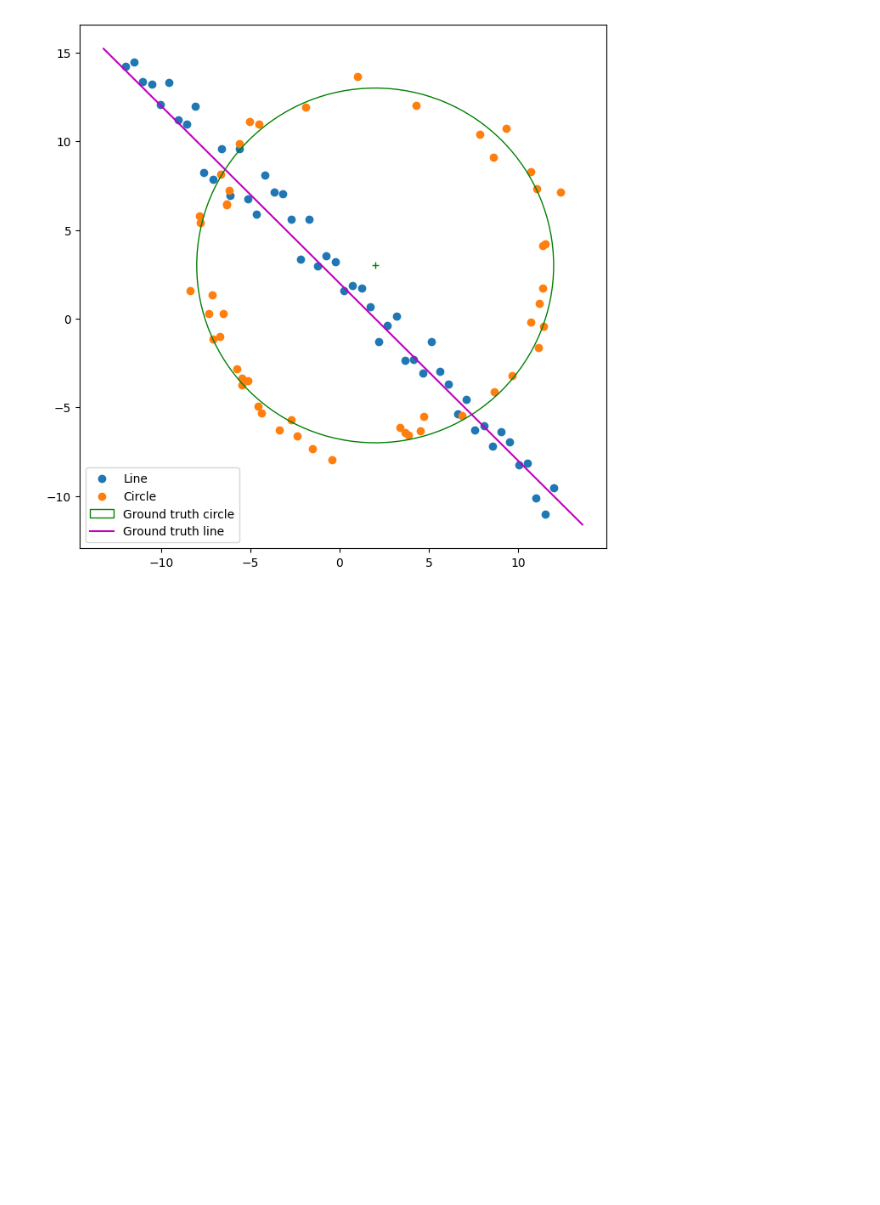
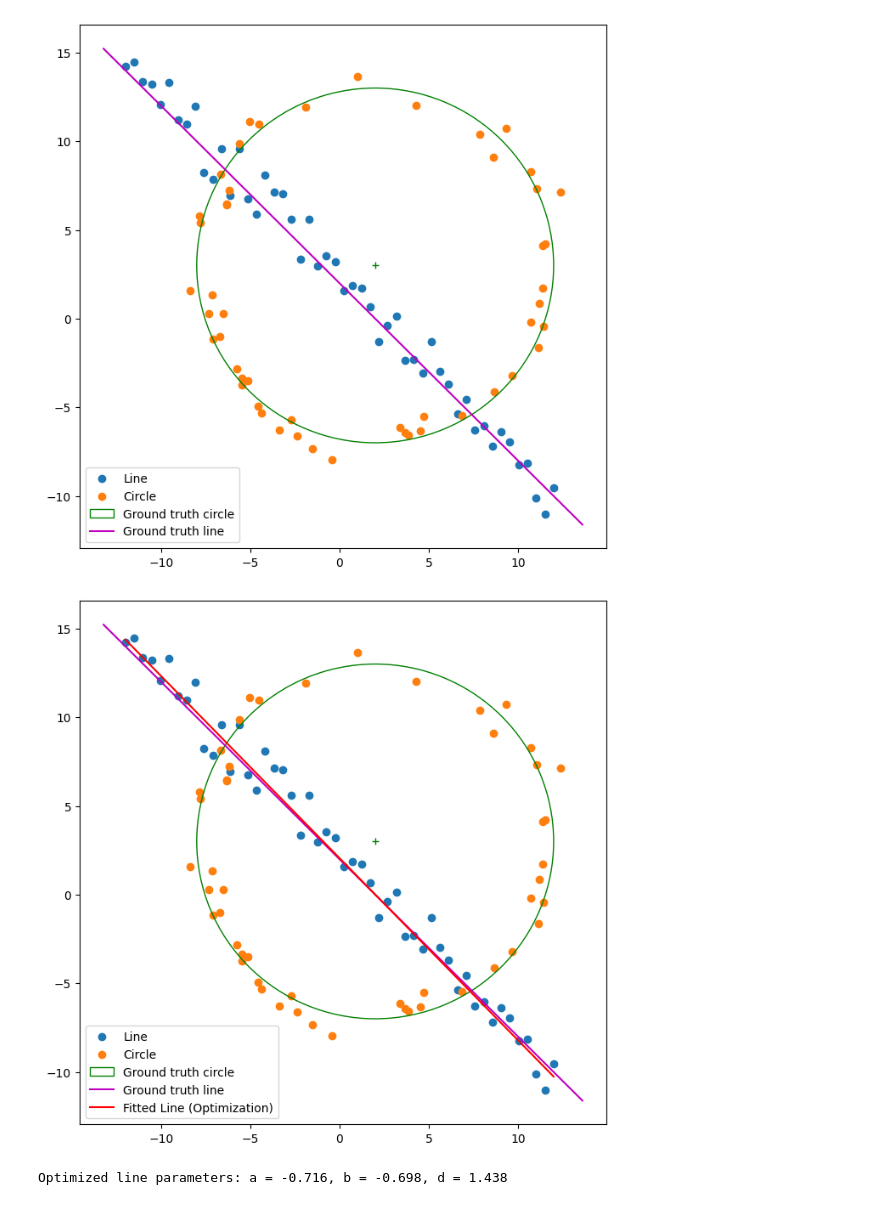
Before and after one commit to RPX2001/Assignement2_EN3160, a Jupyter notebook: 210451U_Assignment2.ipynb, the cells around one changed output. Drawn from its saved outputs; the diff is of its cells as text; code cells hidden in the pictures; blank space fills up the shorter version.

Commit message:
fit the line

```diff
--- a/210451U_Assignment2.ipynb
+++ b/210451U_Assignment2.ipynb
@@ -153,3 +153,45 @@ plot_all()
 # %% [output]
 <Axes: >
 [figure]
+# %%
+from scipy.optimize import minimize
+
+# Cost function for line fitting: sum of distances from points to the line
+def line_cost(params, X):
+    a, b, d = params  # Line parameters
+    distances = np.abs(a * X[:, 0] + b * X[:, 1] + d)
+    return np.sum(distances)
+
+# Constraint: a^2 + b^2 = 1 (unit normal vector)
+def unit_normal_constraint(params):
+    a, b, d = params
+    return a**2 + b**2 - 1
+
+# Initial guess for the line parameters
+initial_params = [1, -1, 0]
+
+# Set up constraints for optimization
+constraints = {'type': 'eq', 'fun': unit_normal_constraint}
+
+# Perform optimization to fit the line
+result = minimize(line_cost, initial_params, args=(X,), constraints=constraints)
+
+# Extract the best-fit line parameters
+a_opt, b_opt, d_opt = result.x
+
+# Plotting the fitted line and noisy points
+ax = plot_all()
+
+# Plot the fitted line
+x_vals = np.linspace(-12, 12, 100)
+y_vals = -(a_opt * x_vals + d_opt) / b_opt
+plt.plot(x_vals, y_vals, color='r', label='Fitted Line (Optimization)')
+
+plt.legend()
+plt.show()
+
+# Output the optimized parameters
+print(f"Optimized line parameters: a = {a_opt:.3f}, b = {b_opt:.3f}, d = {d_opt:.3f}")
+# %% [output]
+[figure, added]
+Optimized line parameters: a = -0.716, b = -0.698, d = 1.438
```
